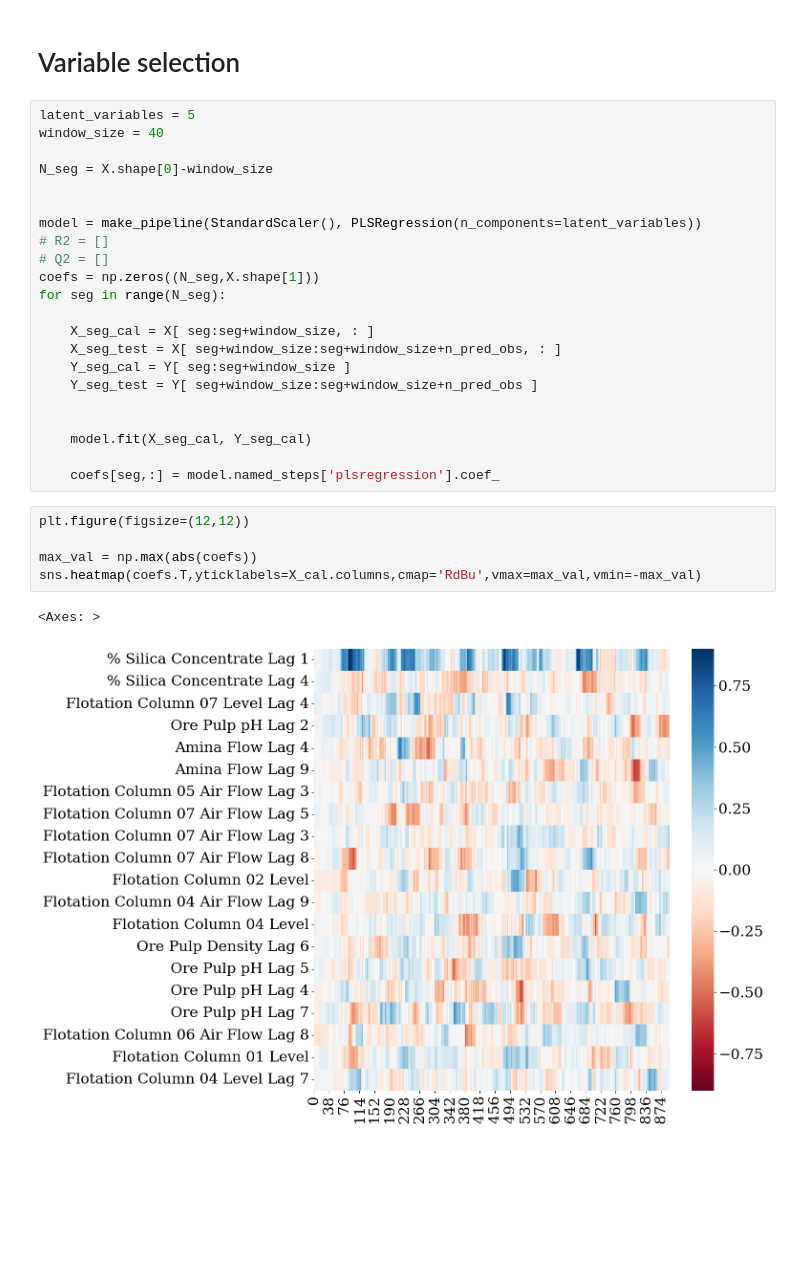
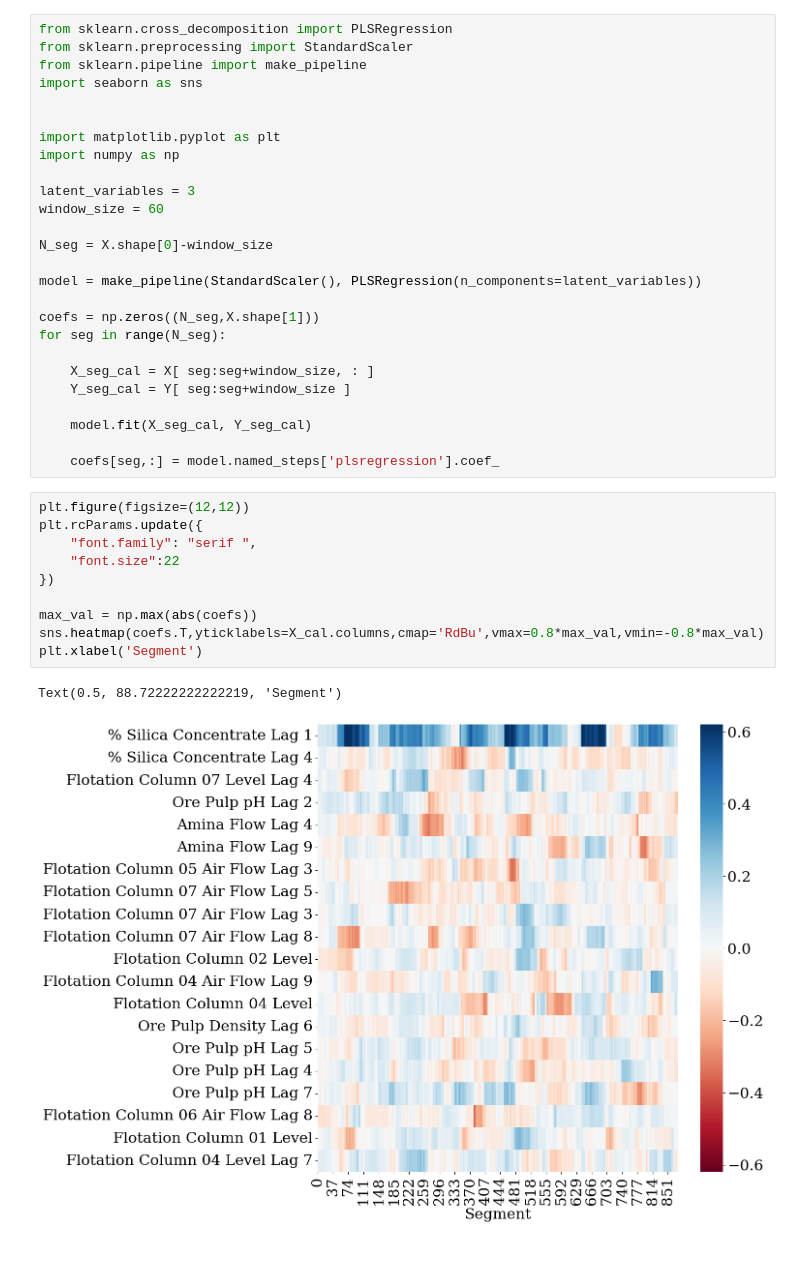
Before and after one commit to PauliAnt/ADAML_PA, a Jupyter notebook: week07_dynamic_model.ipynb, the cells around one changed output. Cells and saved outputs as stored; diff of their text form; blank space fills up the shorter version.

```diff
--- a/week07_dynamic_model.ipynb
+++ b/week07_dynamic_model.ipynb
@@ -120,37 +101,44 @@ plt.title(r'$Q^2$')
 [figure]
 Text(0.5, 1.0, '$Q^2$')
 [figure]
-# %% [markdown]
-# Variable selection
 # %%
-latent_variables = 5
-window_size = 40
+from sklearn.cross_decomposition import PLSRegression
+from sklearn.preprocessing import StandardScaler
+from sklearn.pipeline import make_pipeline
+import seaborn as sns
+
+
+import matplotlib.pyplot as plt
+import numpy as np
+
+latent_variables = 3
+window_size = 60
 
 N_seg = X.shape[0]-window_size
 
+model = make_pipeline(StandardScaler(), PLSRegression(n_components=latent_variables))
 
-model = make_pipeline(StandardScaler(), PLSRegression(n_components=latent_variables))
-# R2 = []
-# Q2 = []
 coefs = np.zeros((N_seg,X.shape[1]))
 for seg in range(N_seg):
 
     X_seg_cal = X[ seg:seg+window_size, : ]
-    X_seg_test = X[ seg+window_size:seg+window_size+n_pred_obs, : ]
     Y_seg_cal = Y[ seg:seg+window_size ]
-    Y_seg_test = Y[ seg+window_size:seg+window_size+n_pred_obs ]
-
 
     model.fit(X_seg_cal, Y_seg_cal)
 
     coefs[seg,:] = model.named_steps['plsregression'].coef_
 # %%
 plt.figure(figsize=(12,12))
+plt.rcParams.update({
+    "font.family": "serif ",
+    "font.size":22
+})
 
 max_val = np.max(abs(coefs))
-sns.heatmap(coefs.T,yticklabels=X_cal.columns,cmap='RdBu',vmax=max_val,vmin=-max_val)
+sns.heatmap(coefs.T,yticklabels=X_cal.columns,cmap='RdBu',vmax=0.8*max_val,vmin=-0.8*max_val)
+plt.xlabel('Segment')
 # %% [output]
-<Axes: >
+Text(0.5, 88.72222222222219, 'Segment')
-[figure, old version]
+[figure, new version]
 # %% [markdown]
 #
```
Also changed, not shown: parts of 3 cells of this notebook, 3 other files.
